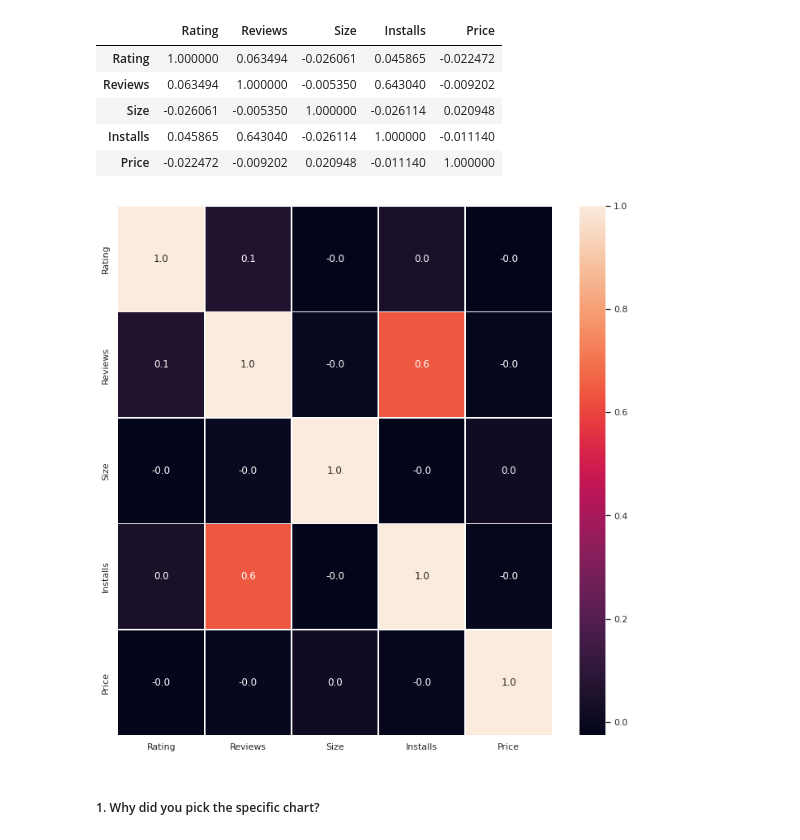
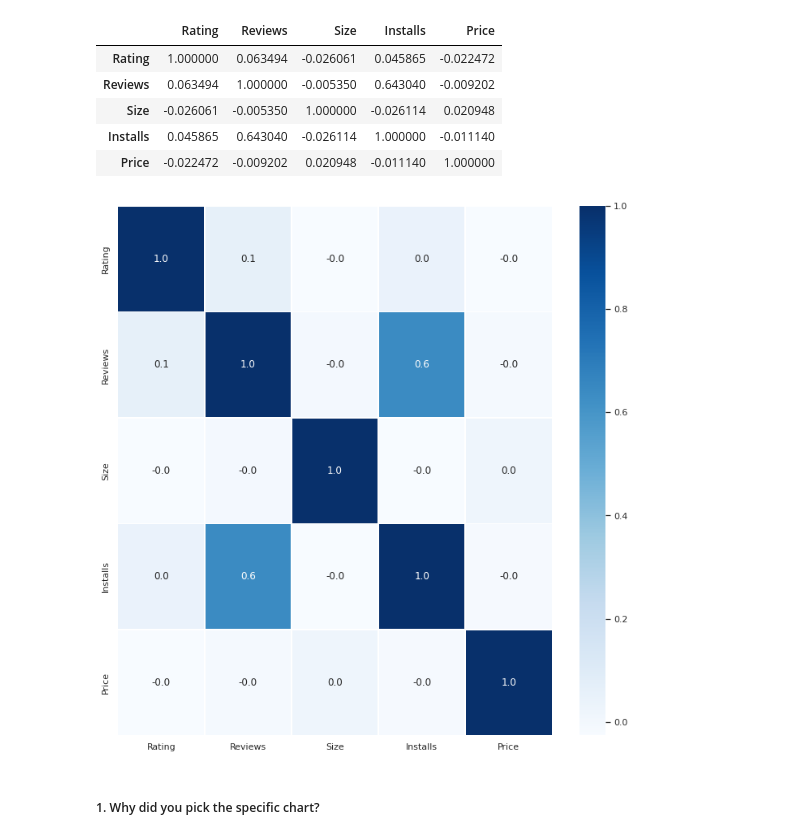
Before and after one commit to krutika73/EDA-ON-PLAY-STORE-APP-REVIEW-ANALYSIS, a Jupyter notebook: Krutika_Sample_EDA_Submission_Template.ipynb, the cells around one changed output. Cells and saved outputs as stored; diff of their text form; code cells hidden in the pictures.

```diff
--- a/Krutika_Sample_EDA_Submission_Template.ipynb
+++ b/Krutika_Sample_EDA_Submission_Template.ipynb
@@ -1308,10 +1308,10 @@ df.corr()
 | Price | -0.022472 | -0.009202 | 0.020948 | -0.011140 | 1.000000 |
 # %%
 f,ax = plt.subplots(figsize=(12, 12))
-sns.heatmap(df.corr(), annot=True, linewidths=.5, fmt= '.1f',ax=ax)
+sns.heatmap(df.corr(), annot=True, linewidths=.5, fmt= '.1f',ax=ax,cmap="Blues")
 plt.show()
 # %% [output]
-[figure, old version]
+[figure, new version]
 # %% [markdown]
 ##### 1. Why did you pick the specific chart?
 # %% [markdown]
```
Also changed, not shown: parts of 6 cells of this notebook.
